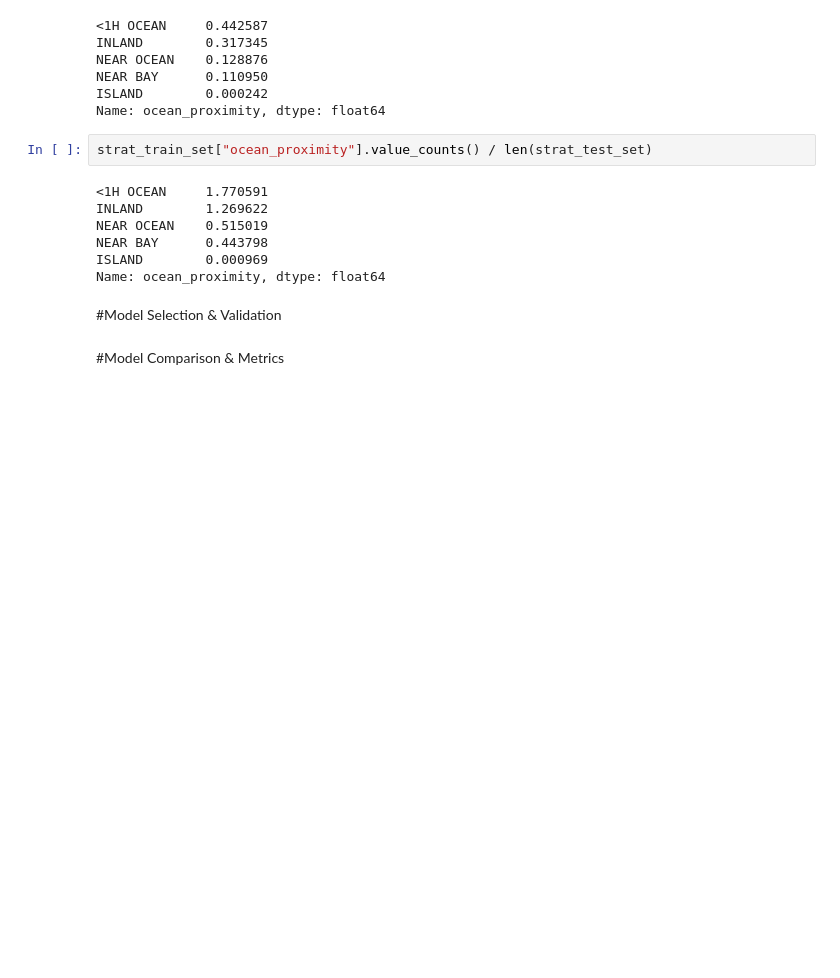
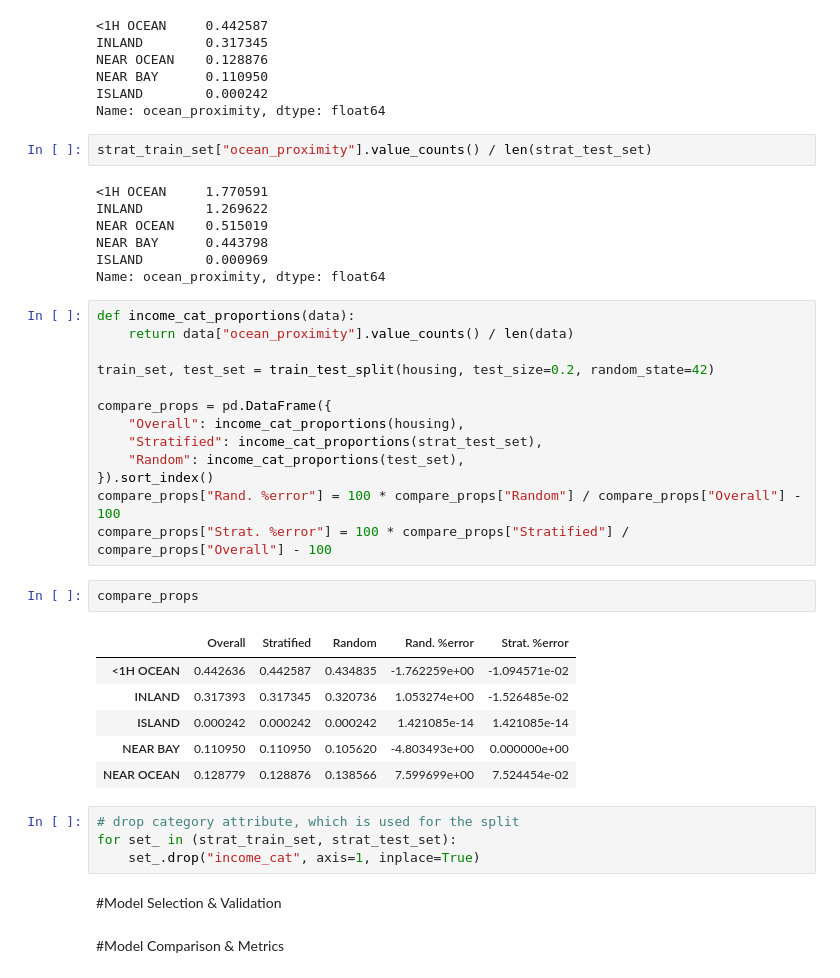
Before and after one commit to Sateesh110/Rep_ML, a Jupyter notebook: zML_SL_Regress_Housing.ipynb, the cells around one changed output. Cells and saved outputs as stored; diff of their text form; blank space fills up the shorter version.

```diff
--- a/zML_SL_Regress_Housing.ipynb
+++ b/zML_SL_Regress_Housing.ipynb
@@ -339,6 +363,32 @@ NEAR OCEAN    0.515019
 NEAR BAY      0.443798
 ISLAND        0.000969
 Name: ocean_proximity, dtype: float64
+# %%
+def income_cat_proportions(data):
+    return data["ocean_proximity"].value_counts() / len(data)
+
+train_set, test_set = train_test_split(housing, test_size=0.2, random_state=42)
+
+compare_props = pd.DataFrame({
+    "Overall": income_cat_proportions(housing),
+    "Stratified": income_cat_proportions(strat_test_set),
+    "Random": income_cat_proportions(test_set),
+}).sort_index()
+compare_props["Rand. %error"] = 100 * compare_props["Random"] / compare_props["Overall"] - 100
+compare_props["Strat. %error"] = 100 * compare_props["Stratified"] / compare_props["Overall"] - 100
+# %%
+compare_props
+# %% [output]
+|  | Overall | Stratified | Random | Rand. %error | Strat. %error |
+| <1H OCEAN | 0.442636 | 0.442587 | 0.434835 | -1.762259e+00 | -1.094571e-02 |
+| INLAND | 0.317393 | 0.317345 | 0.320736 | 1.053274e+00 | -1.526485e-02 |
+| ISLAND | 0.000242 | 0.000242 | 0.000242 | 1.421085e-14 | 1.421085e-14 |
+| NEAR BAY | 0.110950 | 0.110950 | 0.105620 | -4.803493e+00 | 0.000000e+00 |
+| NEAR OCEAN | 0.128779 | 0.128876 | 0.138566 | 7.599699e+00 | 7.524454e-02 |
+# %%
+# drop category attribute, which is used for the split
+for set_ in (strat_train_set, strat_test_set):
+    set_.drop("income_cat", axis=1, inplace=True)
 # %% [markdown]
 #Model Selection & Validation
 # %% [markdown]
```
Also changed, not shown: parts of 3 cells of this notebook.
